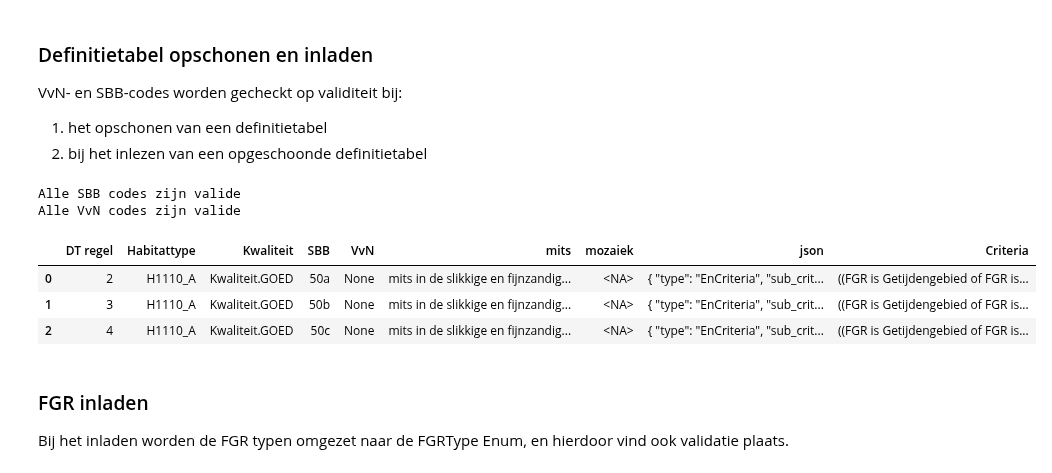
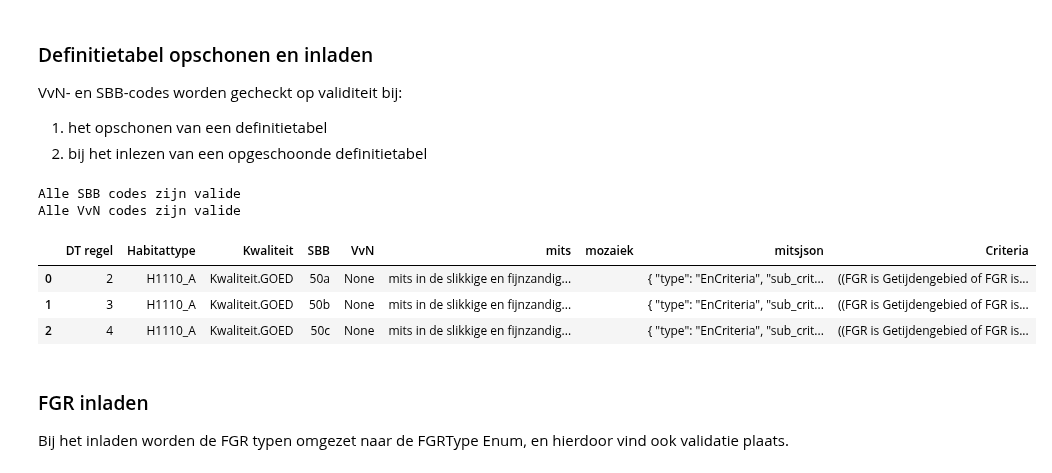
Before and after one commit to Spheer-ai/veg2hab, a Jupyter notebook: notebooks/functionality_test.ipynb, the cells around one changed output. Drawn from its saved outputs; the diff is of its cells as text; code cells hidden in the pictures.

```diff
--- a/notebooks/functionality_test.ipynb
+++ b/notebooks/functionality_test.ipynb
@@ -15,6 +15,8 @@ from veg2hab.definitietabel import DefinitieTabel, opschonen_definitietabel
 from veg2hab.vegkartering import Kartering
 import pandas as pd
 from veg2hab.fgr import FGR
+
+pd.set_option('display.max_columns', 100)
 # %% [markdown]
 ### Was-Wordt lijst opschonen en inladen
 
@@ -44,18 +46,18 @@ VvN- en SBB-codes worden gecheckt op validiteit bij:
 2. bij het inlezen van een opgeschoonde definitietabel
 # %%
 path_in_dt = Path("../data/definitietabel habitattypen (versie 24 maart 2009)_0.xls")
-path_in_json_def = Path("../data/definitietabel_json.csv")
+path_in_mitsjson = Path("../data/mitsjson.csv")
 path_out_dt = Path("../testing/opgeschoonde_definitietabel.xlsx")
-opschonen_definitietabel(path_in_dt, path_in_json_def, path_out_dt)
+opschonen_definitietabel(path_in_dt, path_in_mitsjson, path_out_dt)
 dt = DefinitieTabel.from_excel(path_out_dt)
 dt.df.head(3)
 # %% [output]
 Alle SBB codes zijn valide
 Alle VvN codes zijn valide
-|  | DT regel | Habitattype | Kwaliteit | SBB | VvN | mits | mozaiek | json | Criteria |
-| 0 | 2 | H1110_A | Kwaliteit.GOED | 50a | None | mits in de slikkige en fijnzandig... | <NA> | { "type": "EnCriteria", "sub_crit... | ((FGR is Getijdengebied of FGR is... |
-| 1 | 3 | H1110_A | Kwaliteit.GOED | 50b | None | mits in de slikkige en fijnzandig... | <NA> | { "type": "EnCriteria", "sub_crit... | ((FGR is Getijdengebied of FGR is... |
-| 2 | 4 | H1110_A | Kwaliteit.GOED | 50c | None | mits in de slikkige en fijnzandig... | <NA> | { "type": "EnCriteria", "sub_crit... | ((FGR is Getijdengebied of FGR is... |
+|  | DT regel | Habitattype | Kwaliteit | SBB | VvN | mits | mozaiek | mitsjson | Criteria |
+| 0 | 2 | H1110_A | Kwaliteit.GOED | 50a | None | mits in de slikkige en fijnzandig... |  | { "type": "EnCriteria", "sub_crit... | ((FGR is Getijdengebied of FGR is... |
+| 1 | 3 | H1110_A | Kwaliteit.GOED | 50b | None | mits in de slikkige en fijnzandig... |  | { "type": "EnCriteria", "sub_crit... | ((FGR is Getijdengebied of FGR is... |
+| 2 | 4 | H1110_A | Kwaliteit.GOED | 50c | None | mits in de slikkige en fijnzandig... |  | { "type": "EnCriteria", "sub_crit... | ((FGR is Getijdengebied of FGR is... |
 # %% [markdown]
 ### FGR inladen
 
```
Also changed, not shown: parts of 2 cells of this notebook, 7 other files.
